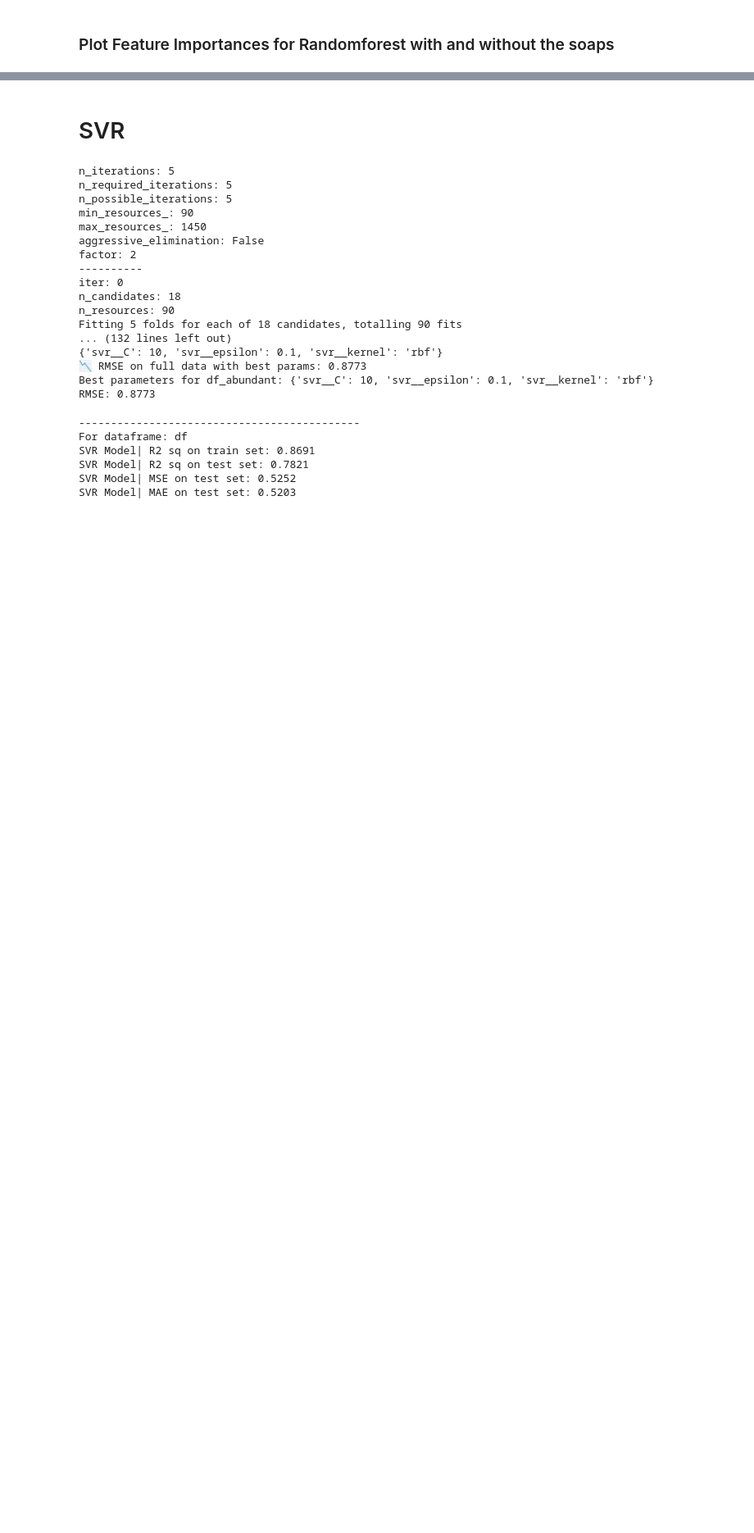
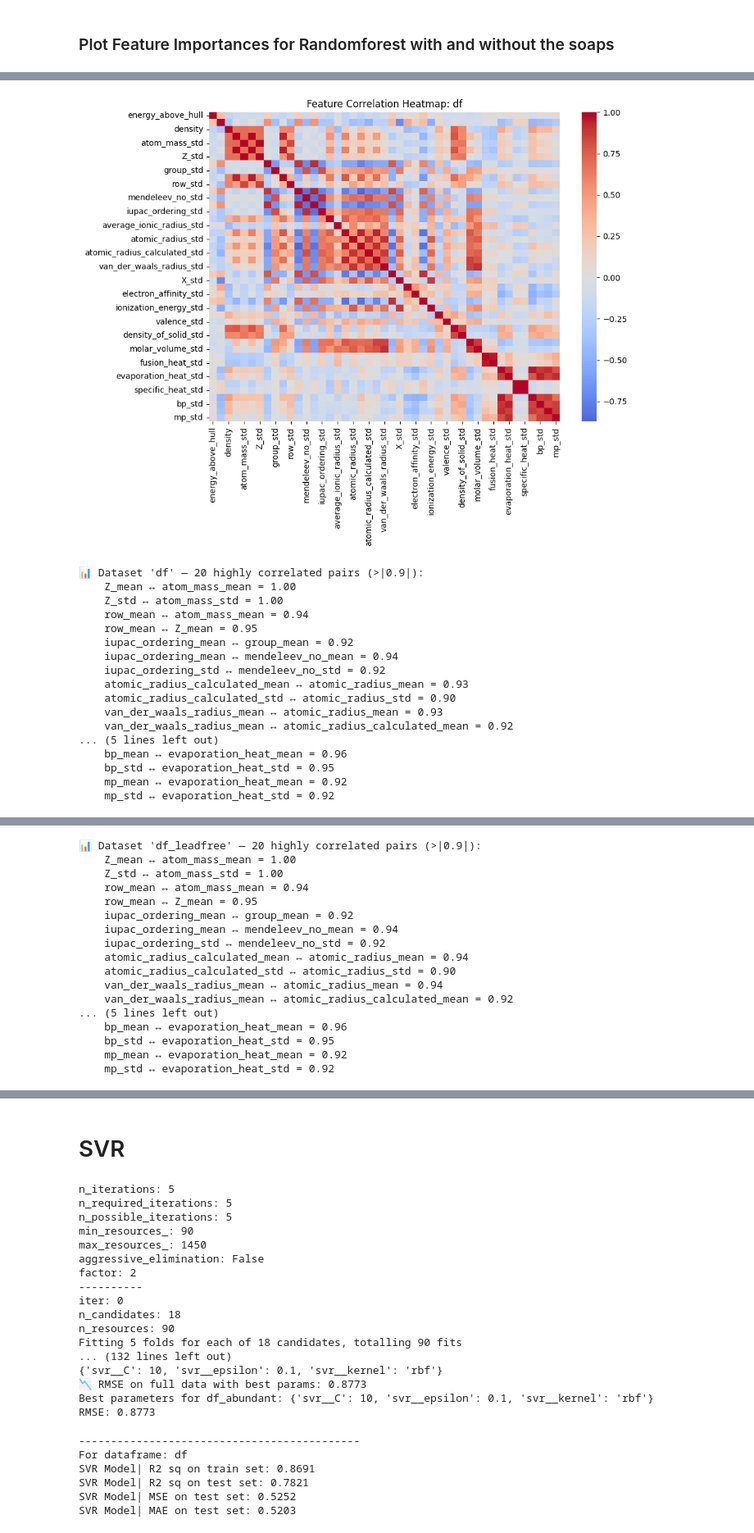
Before and after one commit to goetzdominik/Digichem, a Jupyter notebook: dominik/Abgabe.ipynb, the cells around one changed output, grey strips where cells are left out. Shown at 82% size. Cells and saved outputs as stored; diff of their text form; code cells hidden in the pictures; blank space fills up the shorter version.

```diff
--- a/dominik/Abgabe.ipynb
+++ b/dominik/Abgabe.ipynb
@@ -1444,0 +1508,24 @@ for df in list_df_rfr[0:2]:
+# %%
+
+check_feature_correlation(list_df_rfr[0], threshold=0.9)
+check_feature_correlation(list_df_rfr[2], threshold=0.9)
+check_feature_correlation(list_df_rfr[3], threshold=0.9)
+# %% [output]
+[figure, added]
+📊 Dataset 'df' — 20 highly correlated pairs (>|0.9|):
+    Z_mean ↔ atom_mass_mean = 1.00
+    Z_std ↔ atom_mass_std = 1.00
+    row_mean ↔ atom_mass_mean = 0.94
+    row_mean ↔ Z_mean = 0.95
+    iupac_ordering_mean ↔ group_mean = 0.92
+    iupac_ordering_mean ↔ mendeleev_no_mean = 0.94
+    iupac_ordering_std ↔ mendeleev_no_std = 0.92
+    atomic_radius_calculated_mean ↔ atomic_radius_mean = 0.93
+    atomic_radius_calculated_std ↔ atomic_radius_std = 0.90
+    van_der_waals_radius_mean ↔ atomic_radius_mean = 0.93
+    van_der_waals_radius_mean ↔ atomic_radius_calculated_mean = 0.92
+... (5 lines left out)
+    bp_mean ↔ evaporation_heat_mean = 0.96
+    bp_std ↔ evaporation_heat_std = 0.95
+    mp_mean ↔ evaporation_heat_mean = 0.92
+    mp_std ↔ evaporation_heat_std = 0.92
@@ -1444,0 +1533,17 @@ for df in list_df_rfr[0:2]:
+📊 Dataset 'df_leadfree' — 20 highly correlated pairs (>|0.9|):
+    Z_mean ↔ atom_mass_mean = 1.00
+    Z_std ↔ atom_mass_std = 1.00
+    row_mean ↔ atom_mass_mean = 0.94
+    row_mean ↔ Z_mean = 0.95
+    iupac_ordering_mean ↔ group_mean = 0.92
+    iupac_ordering_mean ↔ mendeleev_no_mean = 0.94
+    iupac_ordering_std ↔ mendeleev_no_std = 0.92
+    atomic_radius_calculated_mean ↔ atomic_radius_mean = 0.94
+    atomic_radius_calculated_std ↔ atomic_radius_std = 0.90
+    van_der_waals_radius_mean ↔ atomic_radius_mean = 0.94
+    van_der_waals_radius_mean ↔ atomic_radius_calculated_mean = 0.92
+... (5 lines left out)
+    bp_mean ↔ evaporation_heat_mean = 0.96
+    bp_std ↔ evaporation_heat_std = 0.95
+    mp_mean ↔ evaporation_heat_mean = 0.92
+    mp_std ↔ evaporation_heat_std = 0.92
```
Also changed, not shown: parts of 17 cells of this notebook, 4 other files.
